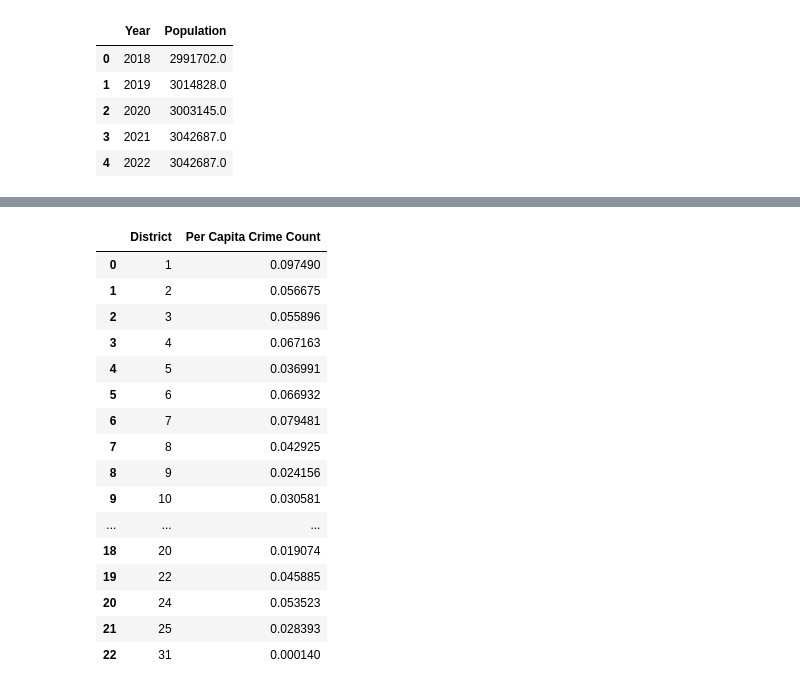
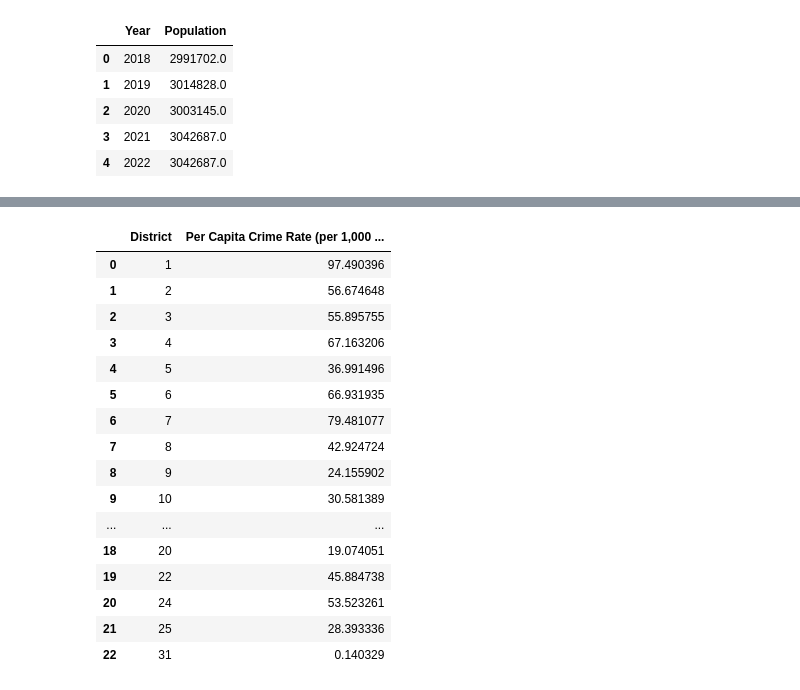
Before and after one commit to jmpealy/project1, a Jupyter notebook: Population_Analysis_Only.ipynb, the cells around one changed output, grey strips where cells are left out. Drawn from its saved outputs; the diff is of its cells as text; code cells hidden in the pictures.

```diff
--- a/Population_Analysis_Only.ipynb
+++ b/Population_Analysis_Only.ipynb
@@ -119,0 +186,25 @@ plt.show()
+# %%
+# Look at per capita crime rate by primary type of crime over the five year timespan
+
+# Remove "NON-CRIMINAL (SUBJECT SPECIFIED)" primary type as it contains an extremely small number of data points that we don't want to use
+# in visualizations
+final_df = final_df[final_df['Primary Type'] != 'NON-CRIMINAL (SUBJECT SPECIFIED)']
+
+# Get the population per primary type by removing duplicates
+unique_type_pop = final_df[["Primary Type", "Zipcode", "Population"]].drop_duplicates()
+
+# Get the total population by primary type by grouping by primary type then summing the population
+pop_per_type = unique_type_pop.groupby("Primary Type")["Population"].sum()
+
+# Get the crime count for each primary type by grouping and counting by primary type
+cnt_per_type = district_df.groupby("Primary Type")["Primary Type"].count()
+
+# Get the per capita crime count by dividing the count of crime type by population per crime type
+per_cap_crime_type = cnt_per_type/pop_per_type
+
+# Put in a data frame for easy use
+type_per_capita = pd.DataFrame({"Primary Type" : per_cap_crime_type.index, "Per Capita Crime Count" : per_cap_crime_type.values})
+
+# Sort values in the data frame for easy graphing and reference
+type_per_capita.sort_values(by = "Per Capita Crime Count", ascending = False, inplace = True)
+type_per_capita
@@ -120,38 +279,40 @@ plt.show()
 # %%
-# Look at per capita crime rate per district over the five year timespan
+# Look at per capita crime rate per district over the five year timespan per 1,000 residents
+# Grab the columns we need from district_df
 district_df = final_df[["Year", "District", "Primary Type", "Population", "Zipcode"]]
 district_df
 
-# Get the population per district by creating a new data frame and dropping any unique combinations of distict, zip code, and population
+# Get the population per district by creating a new data frame and dropping any unique combinations of distict, zip code, and population,
+# since zip code was used to pull population
 unique_pop = district_df[["District", "Zipcode", "Population"]].drop_duplicates()
 pop_per_district = unique_pop.groupby("District")["Population"].sum()
 
-# Get the per capita crime count
+# Get the per capita crime count by grouping by District and counting primary type of crime
 cnt_per_district = district_df.groupby("District")["Primary Type"].count()
 cnt_per_district
 
-# Get the per capita crime count
-per_cap_crime_cnt = cnt_per_district/pop_per_district
+# Get the per capita crime count per 1,000 residents
+per_cap_crime_cnt = cnt_per_district/pop_per_district*1000
 
-# Put in a data frame
-district_per_capita = pd.DataFrame({"District" : per_cap_crime_cnt.index, "Per Capita Crime Count" : per_cap_crime_cnt.values})
+# Put in a data frame for ease of use
+district_per_capita = pd.DataFrame({"District" : per_cap_crime_cnt.index, "Per Capita Crime Rate (per 1,000 People)" : per_cap_crime_cnt.values})
 district_per_capita
 # %% [output]
-|  | District | Per Capita Crime Count |
-| 0 | 1 | 0.097490 |
-| 1 | 2 | 0.056675 |
-| 2 | 3 | 0.055896 |
-| 3 | 4 | 0.067163 |
-| 4 | 5 | 0.036991 |
-| 5 | 6 | 0.066932 |
-| 6 | 7 | 0.079481 |
-| 7 | 8 | 0.042925 |
-| 8 | 9 | 0.024156 |
-| 9 | 10 | 0.030581 |
+|  | District | Per Capita Crime Rate (per 1,000 ... |
+| 0 | 1 | 97.490396 |
+| 1 | 2 | 56.674648 |
+| 2 | 3 | 55.895755 |
+| 3 | 4 | 67.163206 |
+| 4 | 5 | 36.991496 |
+| 5 | 6 | 66.931935 |
+| 6 | 7 | 79.481077 |
+| 7 | 8 | 42.924724 |
+| 8 | 9 | 24.155902 |
+| 9 | 10 | 30.581389 |
 | ... | ... | ... |
-| 18 | 20 | 0.019074 |
-| 19 | 22 | 0.045885 |
-| 20 | 24 | 0.053523 |
-| 21 | 25 | 0.028393 |
-| 22 | 31 | 0.000140 |
+| 18 | 20 | 19.074051 |
+| 19 | 22 | 45.884738 |
+| 20 | 24 | 53.523261 |
+| 21 | 25 | 28.393336 |
+| 22 | 31 | 0.140329 |
 # %%
```
Also changed, not shown: parts of 24 cells of this notebook.
